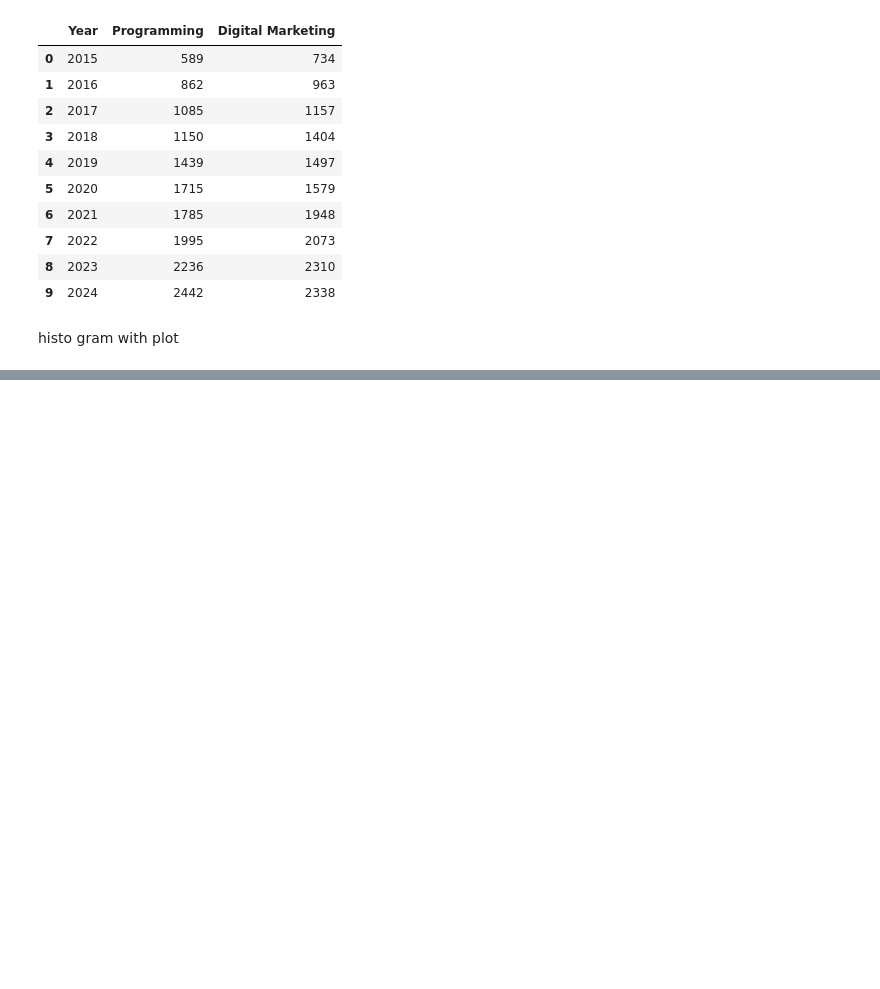
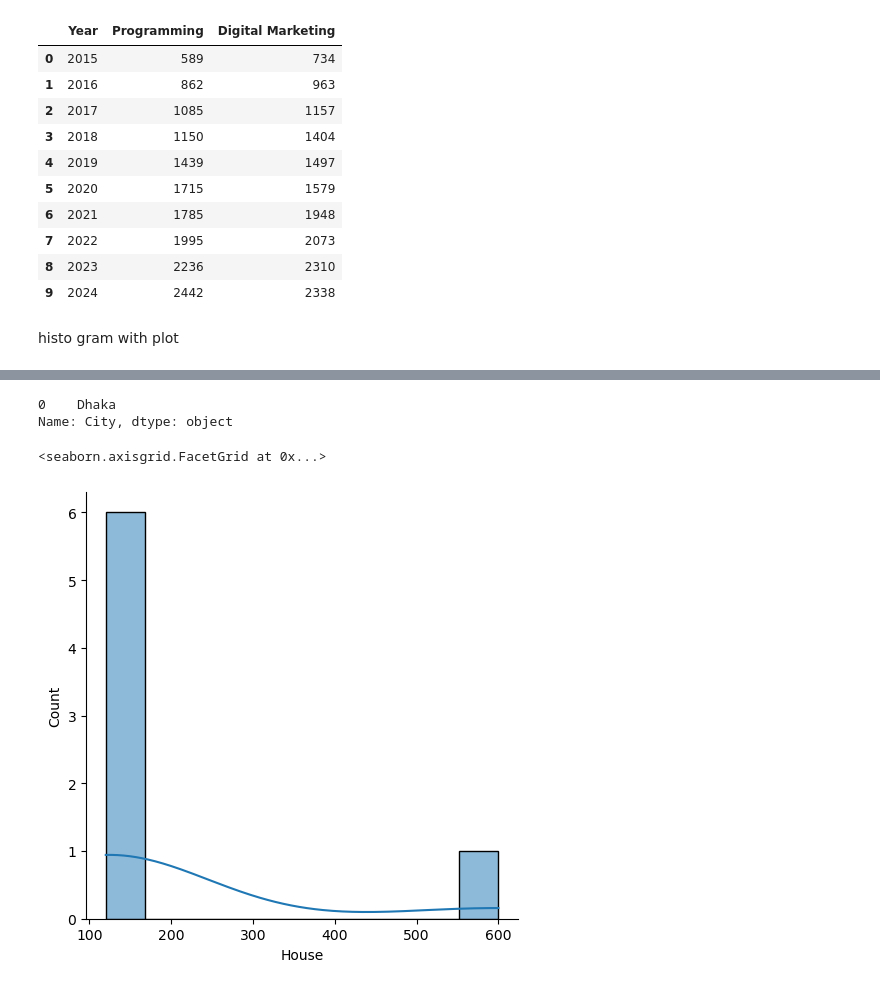
Before and after one commit to arman-hossain45/Phitrom_AI-ML, a Jupyter notebook: allModulePractice.ipynb, the cells around one changed output, grey strips where cells are left out. Saved outputs shown, nothing was run; the diff lists cells and outputs as text; code cells hidden in the pictures; blank space fills up the shorter version.

```diff
--- a/allModulePractice.ipynb
+++ b/allModulePractice.ipynb
@@ -3800,0 +3806,5 @@ fig.show()
+# %%
+#sample dataset
+data=[120,125,128,122,126,124,600]#600 here is a outlier
+df=pd.DataFrame(data,columns=['House'])
+df
@@ -3800,0 +3833,4 @@ fig.show()
+# %%
+#adding some catagorical data of this dataFrame
+df['City']=['Dhaka','CTG','Dhaka','Raj','Dhaka','Rongpur','Dhaka']
+df
@@ -3800,0 +3846,7 @@ fig.show()
+# %%
+#catagorical data theke frequncy count korboo
+mode=df['City'].mode()
+mode
+# %% [output]
+0    Dhaka
+Name: City, dtype: object
@@ -3800,0 +3855,6 @@ fig.show()
+# %%
+a=sns.displot(data=df, x='House', kind='hist', bins=10, kde=True)
+a
+# %% [output]
+<seaborn.axisgrid.FacetGrid at 0x...>
+[figure, added]
```
Also changed, not shown: parts of 18 cells of this notebook.
